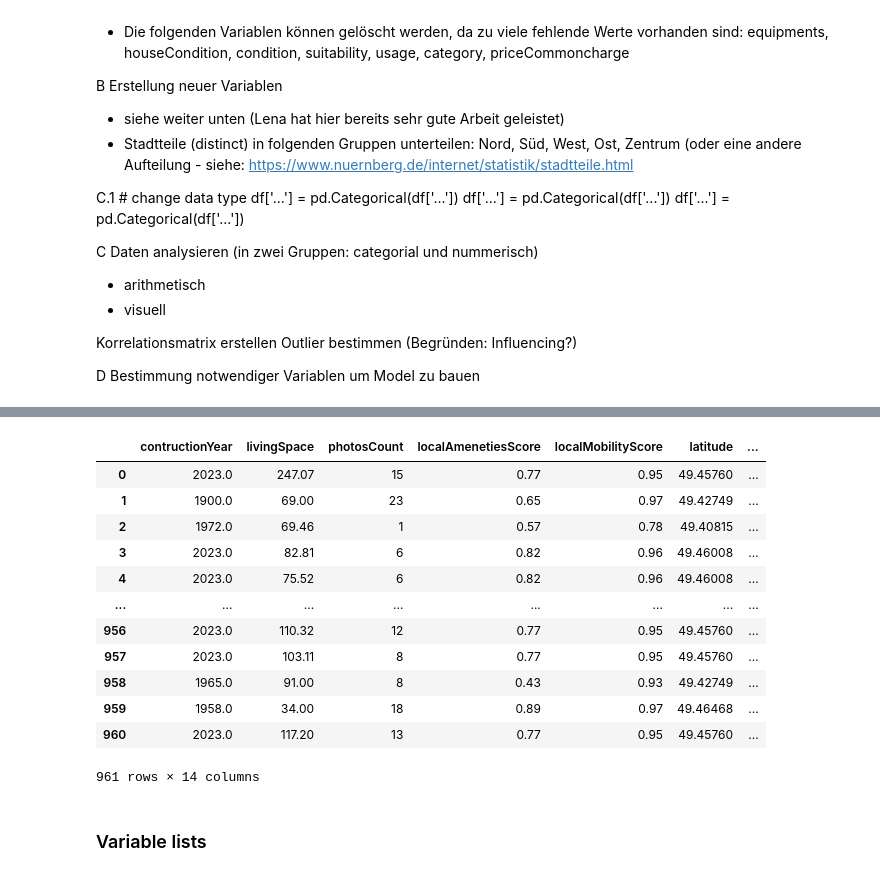
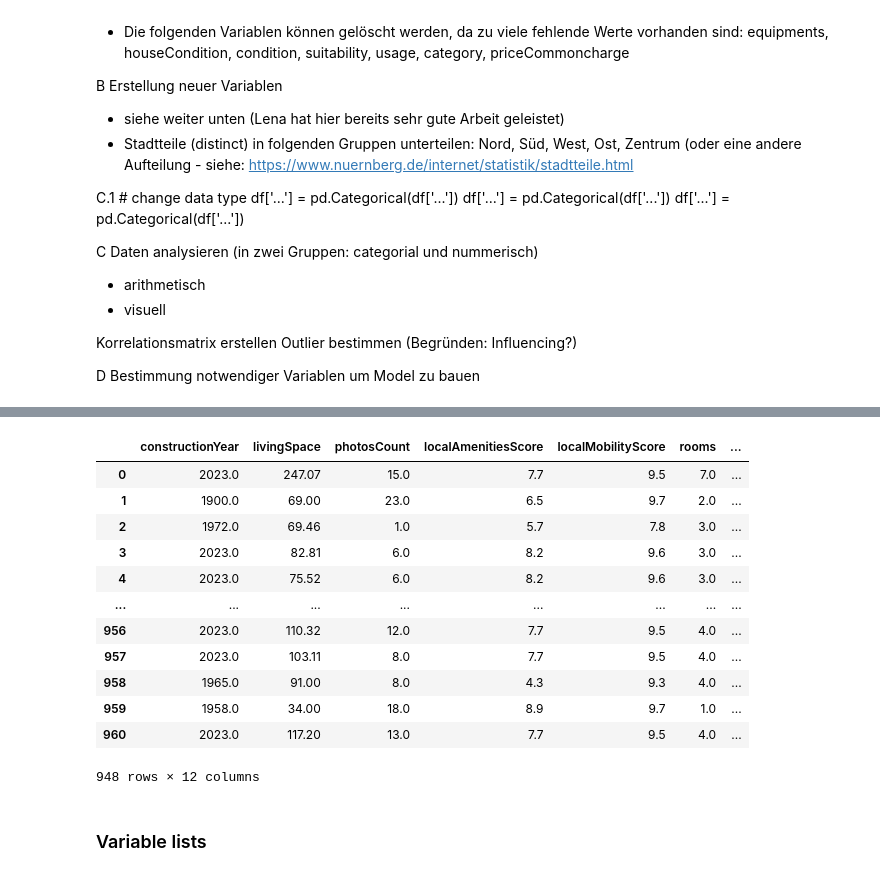
Before and after one commit to hdm-statistik-lpj/project, a Jupyter notebook: notebooks/draft-analysis.ipynb, the cells around one changed output, grey strips where cells are left out. Drawn from its saved outputs; the diff is of its cells as text; code cells hidden in the pictures.

```diff
--- a/notebooks/draft-analysis.ipynb
+++ b/notebooks/draft-analysis.ipynb
@@ -427,18 +410,18 @@ df_correct["elevator"] = df_correct["elevator"].notnull().astype(int)
-# %%
-df_correct
-# %% [output]
-|  | contructionYear | livingSpace | photosCount | localAmenetiesScore | localMobilityScore | latitude | ... |
-| 0 | 2023.0 | 247.07 | 15 | 0.77 | 0.95 | 49.45760 | ... |
-| 1 | 1900.0 | 69.00 | 23 | 0.65 | 0.97 | 49.42749 | ... |
-| 2 | 1972.0 | 69.46 | 1 | 0.57 | 0.78 | 49.40815 | ... |
-| 3 | 2023.0 | 82.81 | 6 | 0.82 | 0.96 | 49.46008 | ... |
-| 4 | 2023.0 | 75.52 | 6 | 0.82 | 0.96 | 49.46008 | ... |
-| ... | ... | ... | ... | ... | ... | ... | ... |
-| 956 | 2023.0 | 110.32 | 12 | 0.77 | 0.95 | 49.45760 | ... |
-| 957 | 2023.0 | 103.11 | 8 | 0.77 | 0.95 | 49.45760 | ... |
-| 958 | 1965.0 | 91.00 | 8 | 0.43 | 0.93 | 49.42749 | ... |
-| 959 | 1958.0 | 34.00 | 18 | 0.89 | 0.97 | 49.46468 | ... |
-| 960 | 2023.0 | 117.20 | 13 | 0.77 | 0.95 | 49.45760 | ... |
-961 rows × 14 columns
+# %%
+df_pred_resp
+# %% [output]
+|  | constructionYear | livingSpace | photosCount | localAmenitiesScore | localMobilityScore | rooms | ... |
+| 0 | 2023.0 | 247.07 | 15.0 | 7.7 | 9.5 | 7.0 | ... |
+| 1 | 1900.0 | 69.00 | 23.0 | 6.5 | 9.7 | 2.0 | ... |
+| 2 | 1972.0 | 69.46 | 1.0 | 5.7 | 7.8 | 3.0 | ... |
+| 3 | 2023.0 | 82.81 | 6.0 | 8.2 | 9.6 | 3.0 | ... |
+| 4 | 2023.0 | 75.52 | 6.0 | 8.2 | 9.6 | 3.0 | ... |
+| ... | ... | ... | ... | ... | ... | ... | ... |
+| 956 | 2023.0 | 110.32 | 12.0 | 7.7 | 9.5 | 4.0 | ... |
+| 957 | 2023.0 | 103.11 | 8.0 | 7.7 | 9.5 | 4.0 | ... |
+| 958 | 1965.0 | 91.00 | 8.0 | 4.3 | 9.3 | 4.0 | ... |
+| 959 | 1958.0 | 34.00 | 18.0 | 8.9 | 9.7 | 1.0 | ... |
+| 960 | 2023.0 | 117.20 | 13.0 | 7.7 | 9.5 | 4.0 | ... |
+948 rows × 12 columns
 # %% [markdown]
 ### Variable lists
```
Also changed, not shown: parts of 12 cells of this notebook.
